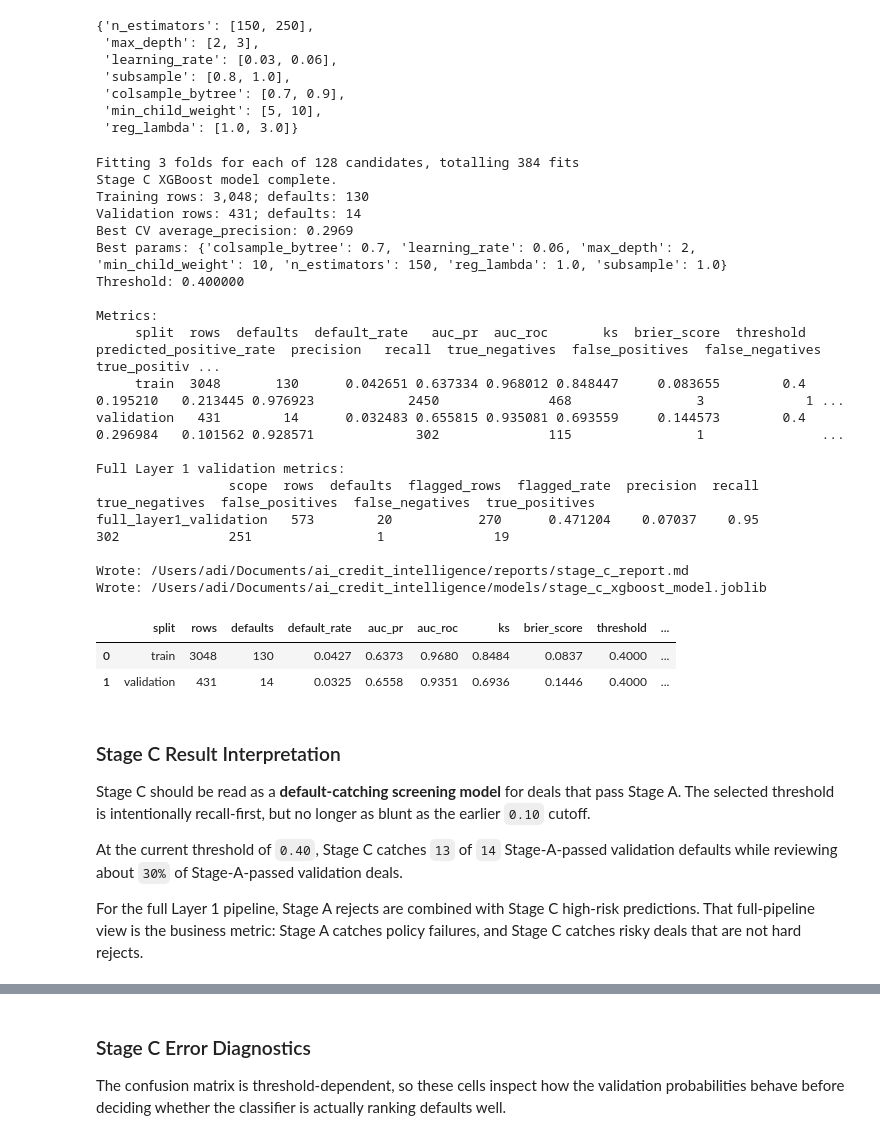
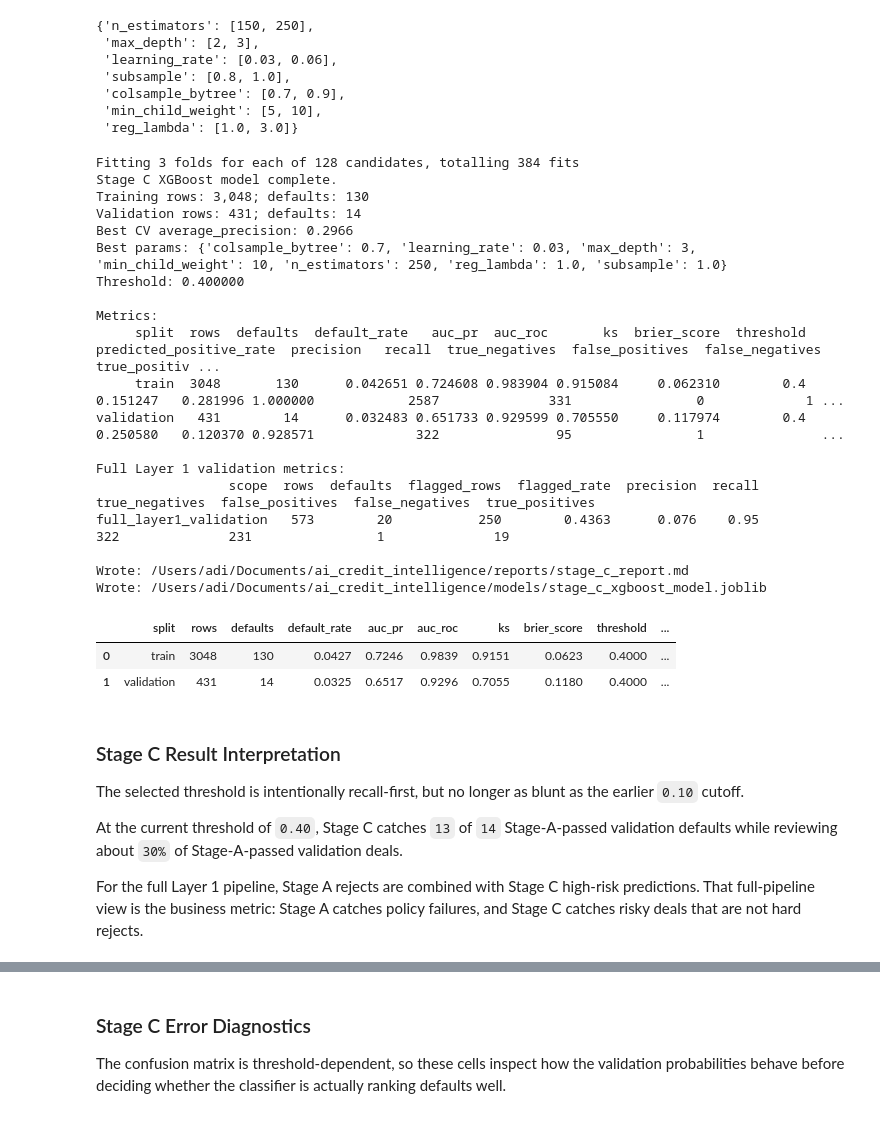
Before and after one commit to pendyal1/ai_credit_intelligence, a Jupyter notebook: notebooks/01_data_understanding_eda.ipynb, the cells around one changed output, grey strips where cells are left out. Saved outputs shown, nothing was run; the diff lists cells and outputs as text; code cells hidden in the pictures.

Commit message:
'added pt 4, modified other layers and readme'

```diff
--- a/notebooks/01_data_understanding_eda.ipynb
+++ b/notebooks/01_data_understanding_eda.ipynb
@@ -460,44 +456,46 @@ Grid search parameter grid:
 # %%
 run_project_script('run_stage_c_model.py')
 
 stage_c_metrics = load_csv('stage_c_metrics.csv')
 layer1_validation_metrics = load_csv('layer1_validation_metrics.csv')
 layer1_validation_predictions = load_csv('layer1_validation_predictions.csv', parse_dates=['invoice_date'])
 stage_c_calibration = load_csv('stage_c_calibration_table.csv')
 stage_c_threshold_analysis = load_csv('stage_c_threshold_analysis.csv')
 stage_c_feature_importance = load_csv('stage_c_feature_importance.csv')
+stage_c_shap_feature_importance = load_csv('stage_c_shap_feature_importance.csv')
+stage_c_shap_explanations = load_csv('stage_c_validation_shap_explanations.csv', parse_dates=['invoice_date'])
 stage_c_gridsearch = load_csv('stage_c_gridsearch_results.csv')
 stage_c_validation_predictions = load_csv('stage_c_validation_predictions.csv', parse_dates=['invoice_date'])
 stage_c_open_predictions = load_csv('stage_c_open_predictions.csv', parse_dates=['invoice_date'])
 
 stage_c_metrics
 # %% [output]
 Fitting 3 folds for each of 128 candidates, totalling 384 fits
 Stage C XGBoost model complete.
 Training rows: 3,048; defaults: 130
 Validation rows: 431; defaults: 14
-Best CV average_precision: 0.2969
-Best params: {'colsample_bytree': 0.7, 'learning_rate': 0.06, 'max_depth': 2, 'min_child_weight': 10, 'n_estimators': 150, 'reg_lambda': 1.0, 'subsample': 1.0}
+Best CV average_precision: 0.2966
+Best params: {'colsample_bytree': 0.7, 'learning_rate': 0.03, 'max_depth': 3, 'min_child_weight': 10, 'n_estimators': 250, 'reg_lambda': 1.0, 'subsample': 1.0}
 Threshold: 0.400000
 
 Metrics:
      split  rows  defaults  default_rate   auc_pr  auc_roc       ks  brier_score  threshold  predicted_positive_rate  precision   recall  true_negatives  false_positives  false_negatives  true_positiv ...
-     train  3048       130      0.042651 0.637334 0.968012 0.848447     0.083655        0.4                 0.195210   0.213445 0.976923            2450              468                3             1 ...
-validation   431        14      0.032483 0.655815 0.935081 0.693559     0.144573        0.4                 0.296984   0.101562 0.928571             302              115                1               ...
+     train  3048       130      0.042651 0.724608 0.983904 0.915084     0.062310        0.4                 0.151247   0.281996 1.000000            2587              331                0             1 ...
+validation   431        14      0.032483 0.651733 0.929599 0.705550     0.117974        0.4                 0.250580   0.120370 0.928571             322               95                1               ...
 
 Full Layer 1 validation metrics:
                  scope  rows  defaults  flagged_rows  flagged_rate  precision  recall  true_negatives  false_positives  false_negatives  true_positives
-full_layer1_validation   573        20           270      0.471204    0.07037    0.95             302              251                1              19
+full_layer1_validation   573        20           250        0.4363      0.076    0.95             322              231                1              19
 
 Wrote: /Users/adi/Documents/ai_credit_intelligence/reports/stage_c_report.md
 Wrote: /Users/adi/Documents/ai_credit_intelligence/models/stage_c_xgboost_model.joblib
 |  | split | rows | defaults | default_rate | auc_pr | auc_roc | ks | brier_score | threshold | ... |
-| 0 | train | 3048 | 130 | 0.0427 | 0.6373 | 0.9680 | 0.8484 | 0.0837 | 0.4000 | ... |
-| 1 | validation | 431 | 14 | 0.0325 | 0.6558 | 0.9351 | 0.6936 | 0.1446 | 0.4000 | ... |
+| 0 | train | 3048 | 130 | 0.0427 | 0.7246 | 0.9839 | 0.9151 | 0.0623 | 0.4000 | ... |
+| 1 | validation | 431 | 14 | 0.0325 | 0.6517 | 0.9296 | 0.7055 | 0.1180 | 0.4000 | ... |
 # %% [markdown]
 ### Stage C Result Interpretation
 
-Stage C should be read as a **default-catching screening model** for deals that pass Stage A. The selected threshold is intentionally recall-first, but no longer as blunt as the earlier `0.10` cutoff.
+The selected threshold is intentionally recall-first, but no longer as blunt as the earlier `0.10` cutoff.
 
 At the current threshold of `0.40`, Stage C catches `13` of `14` Stage-A-passed validation defaults while reviewing about `30%` of Stage-A-passed validation deals.
 
```
Also changed, not shown: parts of 18 cells of this notebook, 33 other files.
